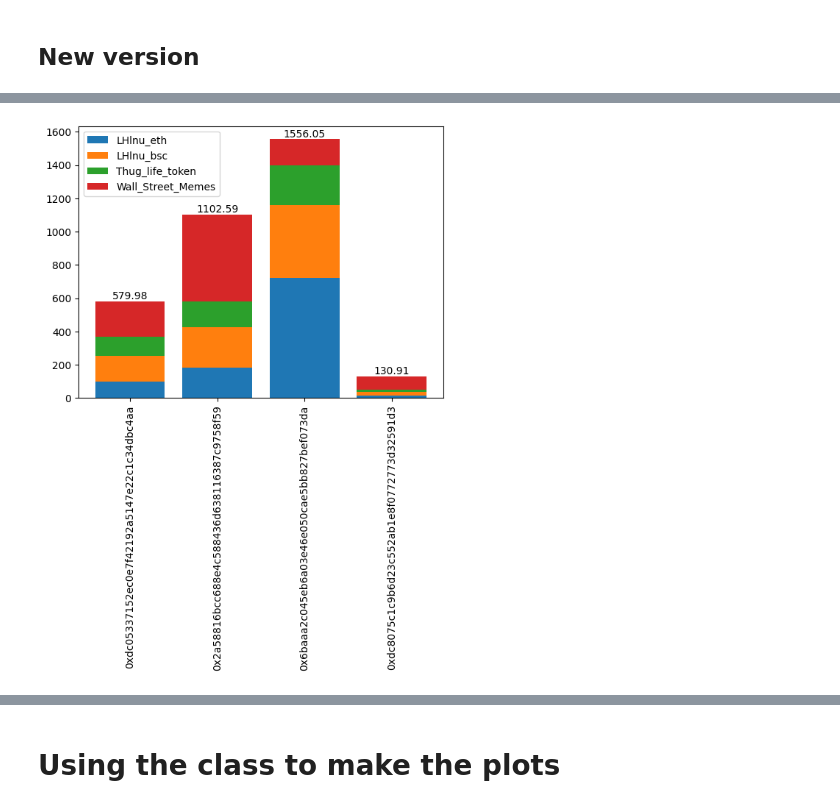
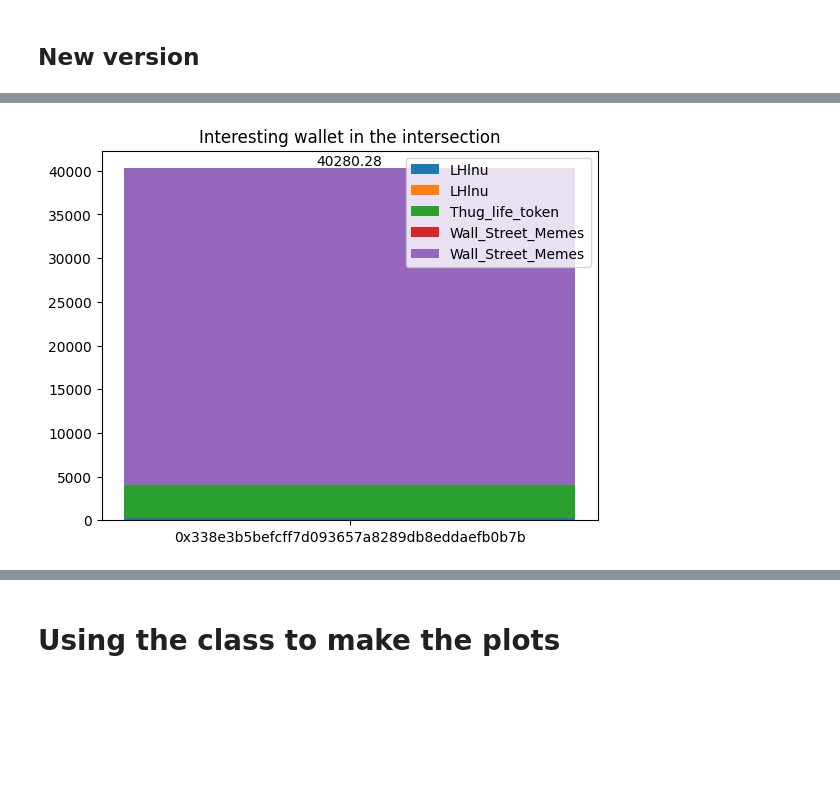
Before and after one commit to Bodesz11/Project_Laboratory_1, a Jupyter notebook: Data_Analiser_Class.ipynb, the cells around one changed output, grey strips where cells are left out. Cells and saved outputs as stored; diff of their text form; code cells hidden in the pictures; blank space fills up the shorter version.

```diff
--- a/Data_Analiser_Class.ipynb
+++ b/Data_Analiser_Class.ipynb
@@ -488,0 +541,38 @@ plt.show()
+# %%
+# Showing some wallets which had both LHlnu and Wall street memes and Thug life token
+intersection_wallets = [x for x in same_wallets if len(set(same_wallets[x][1])) >=3]
+
+def inspect_list_of_buyers(all_data_source: list, source_names: list, buyers):
+    all_buyers = {}
+    moneys_spent = {x: [0] * len(all_data_source) for x in buyers}  # Track spending by each buyer for each data source
+
+    for i in range(len(all_data_source)):
+        data = all_data_source[i]
+        df = pd.read_excel(data['data_path'], sheet_name=data['data_sheet'])
+        for buyer in buyers:
+            this_buyer = df[df['from_address'] == buyer]
+            all_buyers[(buyer, source_names[i])] = this_buyer
+            money_spent = this_buyer['value_in_usd'].sum()
+            moneys_spent[buyer][i] = money_spent
+
+    # Prepare data for plotting
+    buyers_list = list(buyers)
+    data_sources = len(all_data_source)
+    ind = np.arange(len(buyers))  # the x locations for the groups
+    bottom = np.zeros(len(buyers))  # Starting bottom for each buyer's bar
+
+    fig, ax = plt.subplots()
+
+    for i in range(data_sources):
+        amounts = [moneys_spent[buyer][i] for buyer in buyers_list]
+        filtered_amounts = [amount if amount > 1000 else 0 for amount in amounts]
+        bars = ax.bar(ind, filtered_amounts, bottom=bottom, label=source_names[i])
+        bottom += np.array(filtered_amounts)  # Update bottom for next data source
+
+    ax.legend()  # Add legend to differentiate data sources
+    plt.title('3-way intersection Just more than 1000$')
+    plt.show()
+
+    return all_buyers
+
+buyer_specific_data = inspect_list_of_buyers(all_data_source, ['LHlnu_eth', 'LHlnu_bsc', 'Thug_life_token', 'Wall_Street_Memes_bsc', 'Wall_Street_Memes_eth'], intersection_wallets)
@@ -489,5 +605,5 @@ plt.show()
 # %%
-sus_wallets = [x for x in same_wallets if same_wallets[x][0] >= 4]
+sus_wallets = ['0x338e3b5befcff7d093657a8289db8eddaefb0b7b']
 
 def inspect_list_of_buyers(all_data_source: list, source_names: list, buyers):
     all_buyers = {}
@@ -502,35 +618,36 @@ def inspect_list_of_buyers(all_data_source: list, source_names: list, buyers):
             money_spent = this_buyer['value_in_usd'].sum()
             moneys_spent[buyer][i] = money_spent
 
     # Prepare data for plotting
     buyers_list = list(buyers)
     data_sources = len(all_data_source)
     ind = np.arange(len(buyers))  # the x locations for the groups
     bottom = np.zeros(len(buyers))  # Starting bottom for each buyer's bar
 
     fig, ax = plt.subplots()
 
     for i in range(data_sources):
         amounts = [moneys_spent[buyer][i] for buyer in buyers_list]
         bars = ax.bar(ind, amounts, bottom=bottom, label=source_names[i])
         bottom += np.array(amounts)  # Update bottom for next data source
 
     # Rotate X-axis labels to vertical
-    plt.xticks(ind, buyers_list, rotation=90)
+    plt.xticks(ind, buyers_list, rotation=0)
 
     # Add text annotations on top of the bars
     for buyer_idx, buyer in enumerate(buyers_list):
         height = bottom[buyer_idx]
         ax.text(buyer_idx, height, f'{height:.2f}', ha='center', va='bottom')
 
+    plt.title('Interesting wallet in the intersection')
     ax.legend()  # Add legend to differentiate data sources
     plt.show()
 
     return all_buyers
 
 buyer_specific_data = inspect_list_of_buyers(all_data_source, source_names, sus_wallets)
 # %% [output]
-[figure, old version]
+[figure, new version]
 # %%
 buyer_specific_data[('0xdc05337152ec0e7f42192a5147e22c1c34dbc4aa', 'LHlnu_eth')]
 # %% [output]
```
Also changed, not shown: parts of 25 cells of this notebook.
